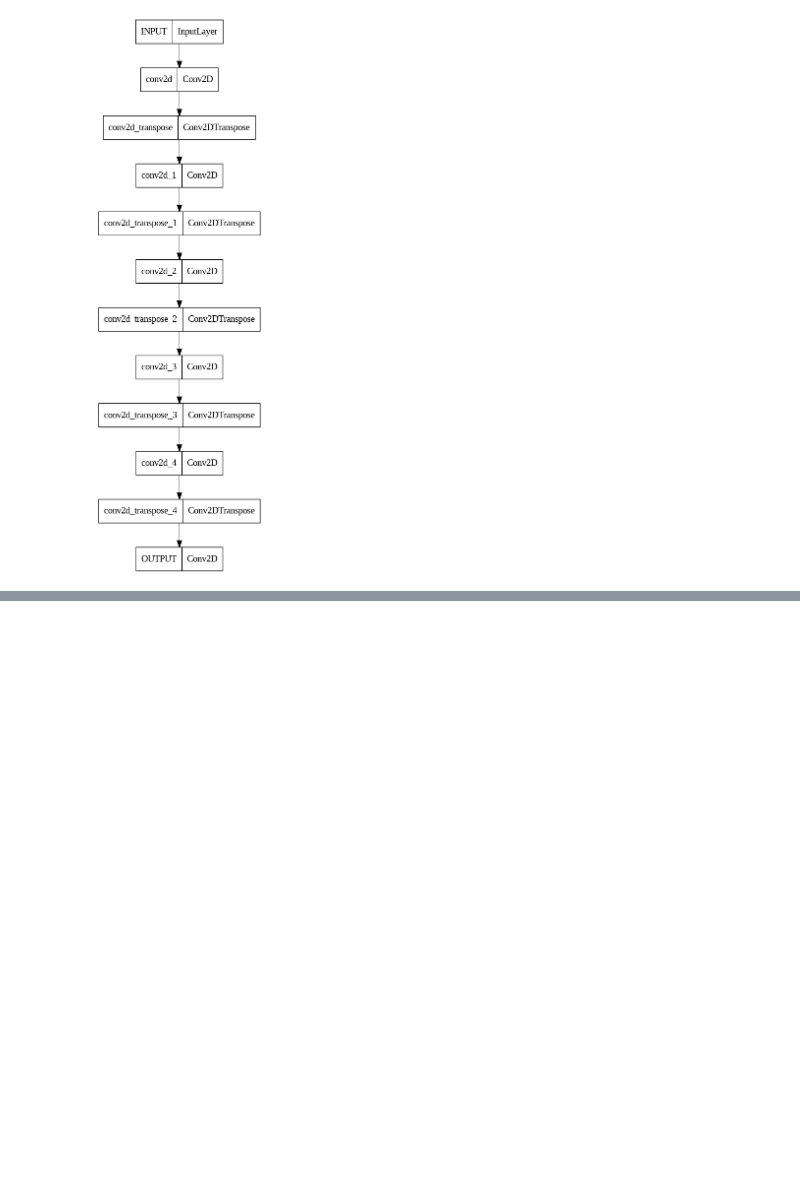
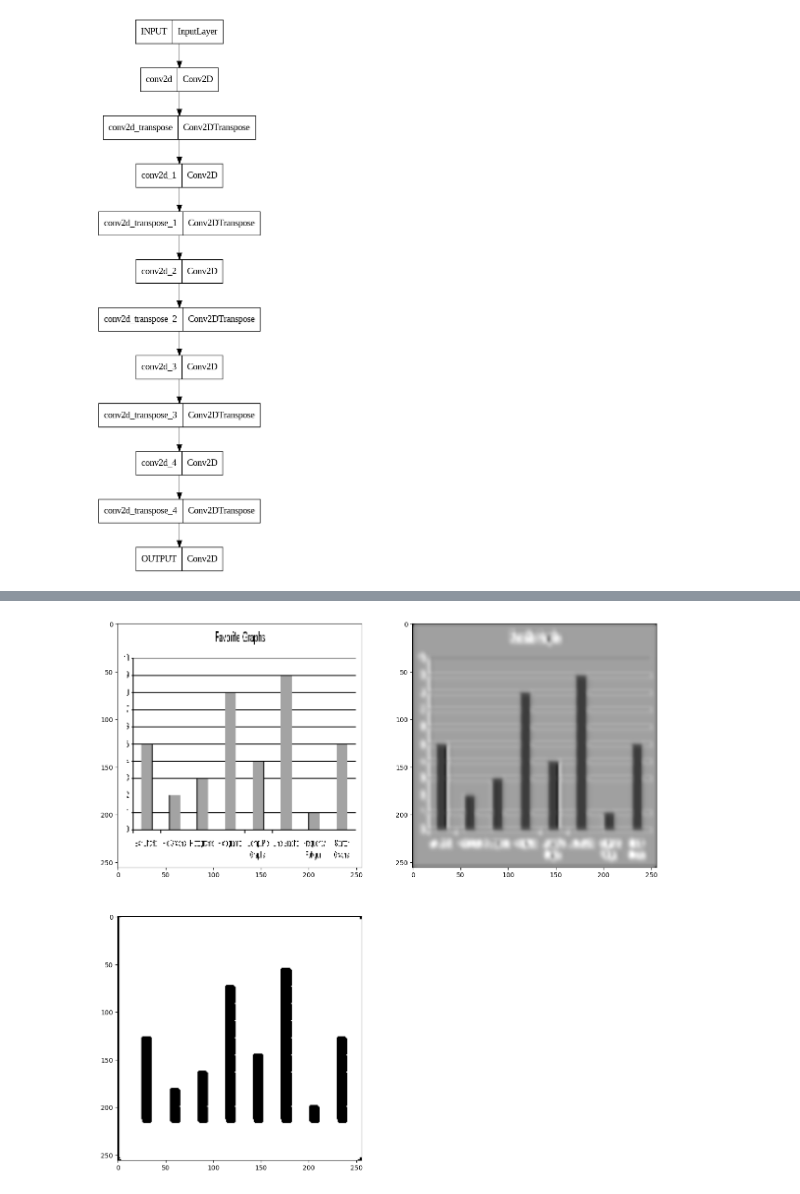
Before and after one commit to nucontreras/artificial-intelligence-scripts, a Jupyter notebook: FSCN/Barras/bar_chart_old.ipynb, the cells around one changed output, grey strips where cells are left out. Cells and saved outputs as stored; diff of their text form; code cells hidden in the pictures; blank space fills up the shorter version.

```diff
--- a/FSCN/Barras/bar_chart_old.ipynb
+++ b/FSCN/Barras/bar_chart_old.ipynb
@@ -384 +404,6 @@ test_model(model_loaded, img_path, (256, 256), target_path)
 [figure]
+# %%
+target_path = None
+img_path = "Codigos y BD anteriores/Barras/" + f"ejemplos/internet/buenos/1000.jpg"
+test_model(model_old_loaded_2021, img_path, (256, 256), target_path)
+# %% [output]
@@ -385,3 +411,4 @@ test_model(model_loaded, img_path, (256, 256), target_path)
+[figure, added]
 # %%
 def segment(img_path, model):
     img = tf.keras.utils.load_img(img_path, target_size=(256,256), color_mode="grayscale")  #, interpolation="bicubic")
```
Also changed, not shown: parts of 28 cells of this notebook.
